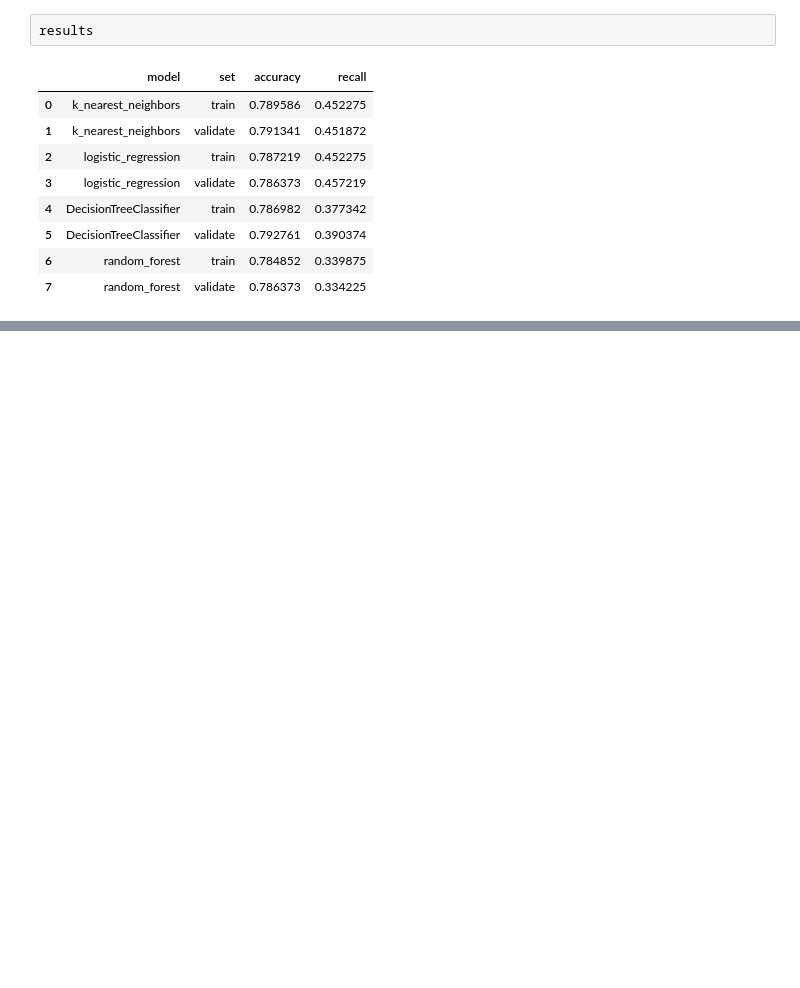
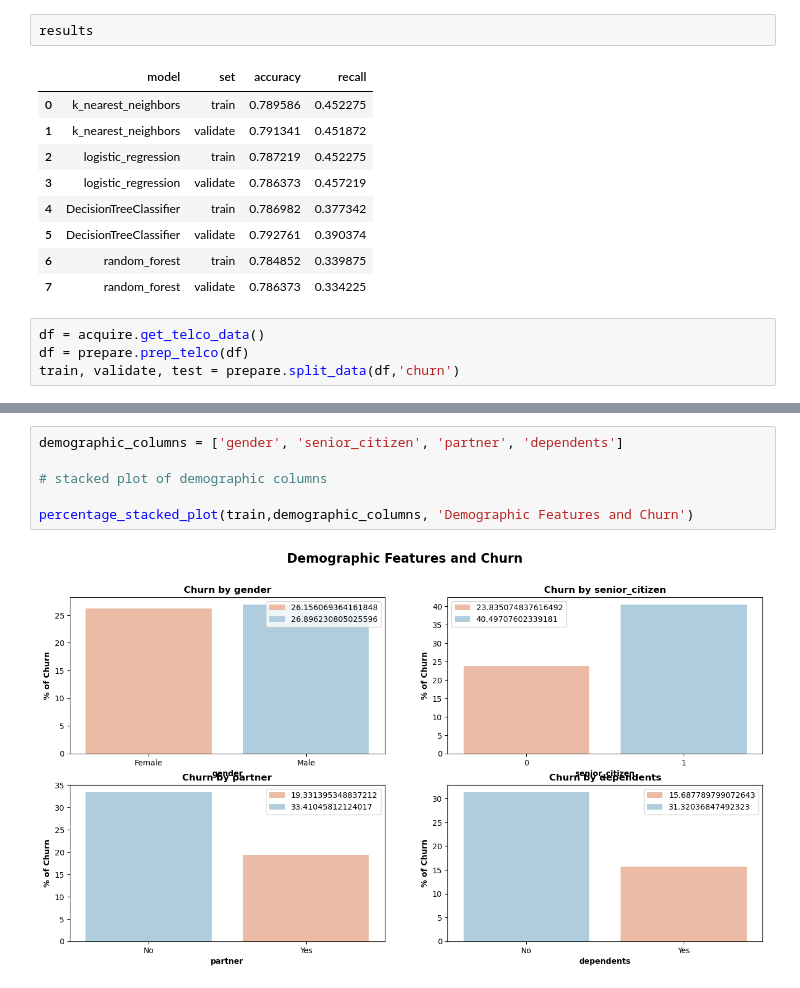
Before and after one commit to scottbarnett97/Telco-Classification-Project, a Jupyter notebook: telco_workbook.ipynb, the cells around one changed output, grey strips where cells are left out. Cells and saved outputs as stored; diff of their text form; blank space fills up the shorter version.

```diff
--- a/telco_workbook.ipynb
+++ b/telco_workbook.ipynb
@@ -1722,3 +1722,7 @@ results
 | 5 | DecisionTreeClassifier | validate | 0.792761 | 0.390374 |
 | 6 | random_forest | train | 0.784852 | 0.339875 |
 | 7 | random_forest | validate | 0.786373 | 0.334225 |
+# %%
+df = acquire.get_telco_data()
+df = prepare.prep_telco(df)
+train, validate, test = prepare.split_data(df,'churn')
@@ -1724,0 +1777,8 @@ results
+# %%
+demographic_columns = ['gender', 'senior_citizen', 'partner', 'dependents']
+
+# stacked plot of demographic columns
+
+percentage_stacked_plot(train,demographic_columns, 'Demographic Features and Churn')
+# %% [output]
+[figure, added]
```
Also changed, not shown: parts of 8 cells of this notebook, 3 other files.
